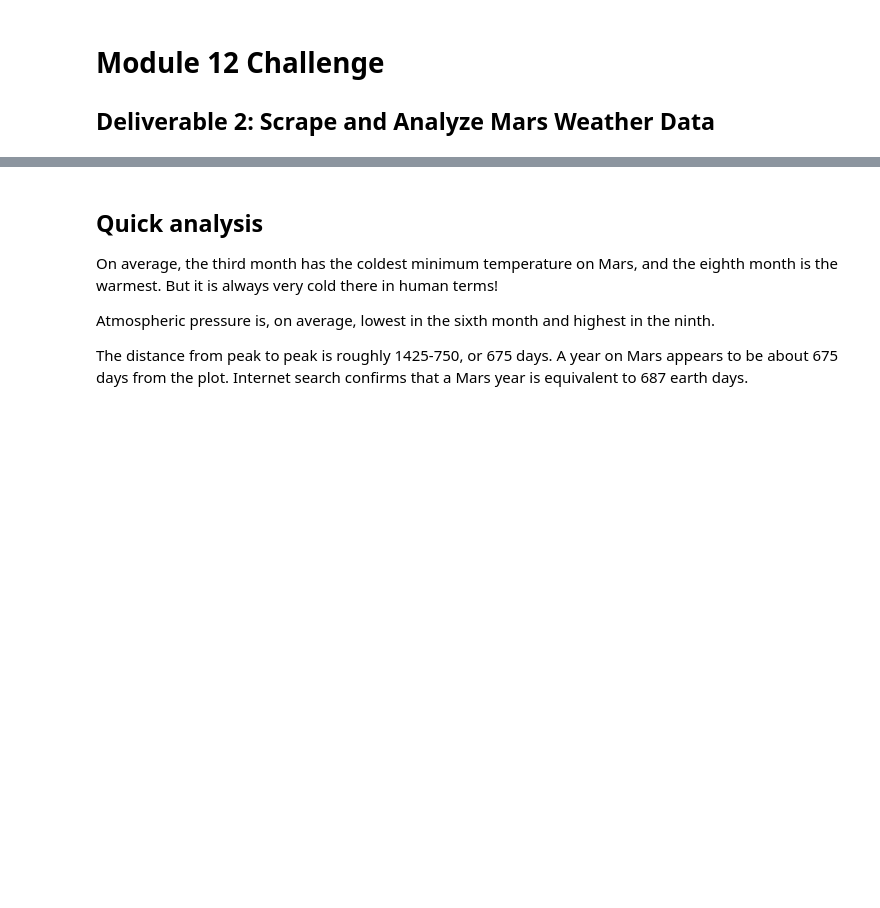
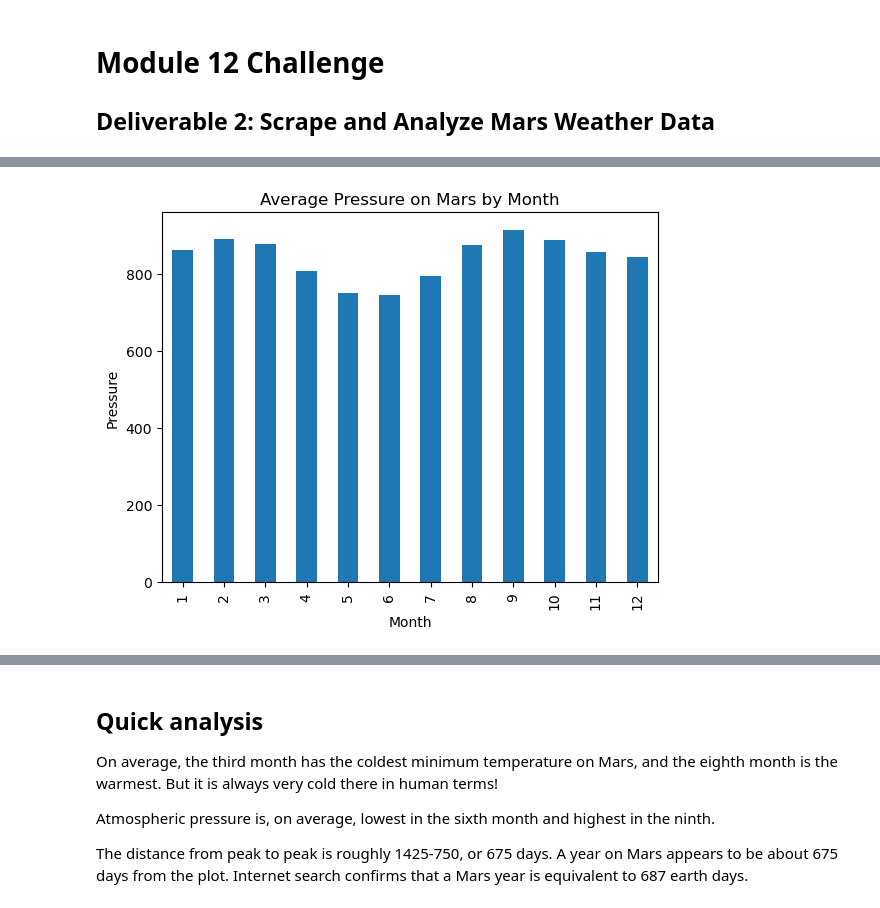
Before and after one commit to ASPigman/beautifulsoup_challenge, a Jupyter notebook: Mars/mars_weather_analysis.ipynb, the cells around one changed output, grey strips where cells are left out. Drawn from its saved outputs; the diff is of its cells as text; code cells hidden in the pictures; blank space fills up the shorter version.

```diff
--- a/Mars/mars_weather_analysis.ipynb
+++ b/Mars/mars_weather_analysis.ipynb
@@ -101,2 +128,4 @@ Analyze your dataset by using Pandas functions to answer the following questions
 # %%
 # 4. Average pressure by Martian month
+mars_avg_pressure = mars_data.groupby('month')['pressure'].mean()
+mars_avg_pressure
@@ -103,4 +147,12 @@ Analyze your dataset by using Pandas functions to answer the following questions
 # %%
 # Plot the average pressure by month
+mars_avg_pressure.plot(kind="bar", title="Average Pressure on Mars by Month")
+
+plt.ylabel("Pressure")
+plt.xlabel("Month")
+
+plt.show()
+# %% [output]
+[figure, added]
 # %%
 # 5. How many terrestrial (earth) days are there in a Martian year?
```
Also changed, not shown: parts of 22 cells of this notebook, 1 other file.
